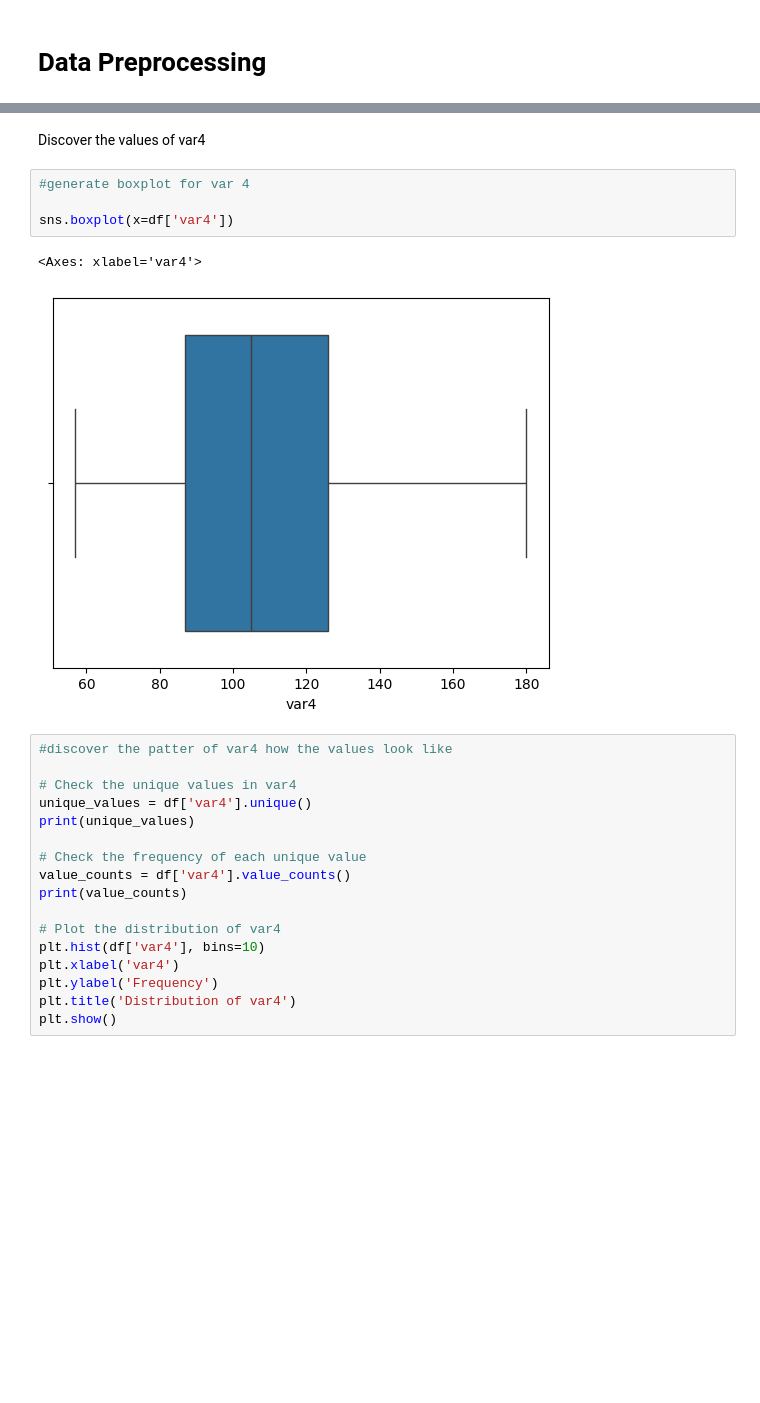
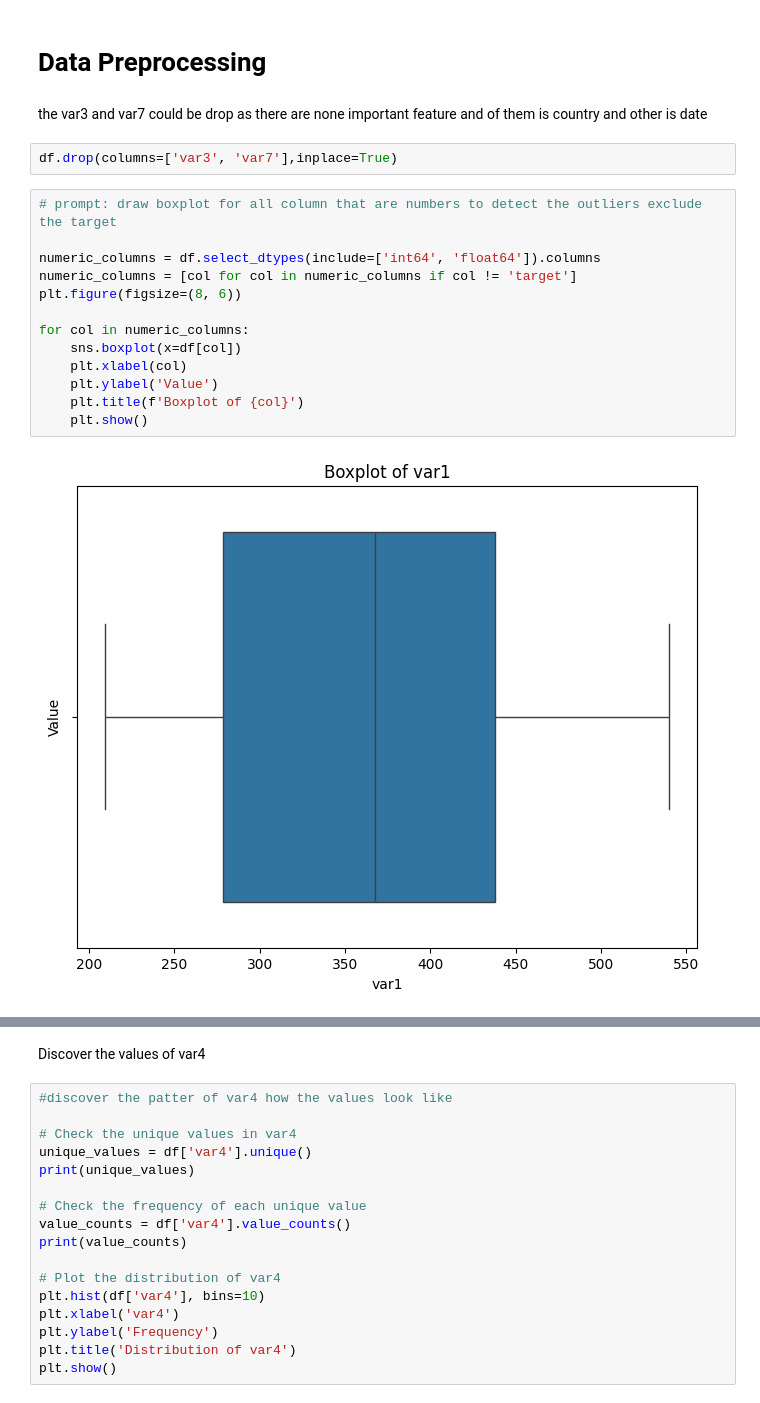
Before and after one commit to engmohamedsalah/AIMaster-MachineLearningDeepLearning, a Jupyter notebook: Machine_Learning_&_Deep_Learning_Assignment.ipynb, the cells around one changed output, grey strips where cells are left out. Saved outputs shown, nothing was run; the diff lists cells and outputs as text; blank space fills up the shorter version.

```diff
--- a/Machine_Learning_&_Deep_Learning_Assignment.ipynb
+++ b/Machine_Learning_&_Deep_Learning_Assignment.ipynb
@@ -78,2 +60,22 @@ for col in numeric_columns:
 # %% [markdown]
 # Data Preprocessing
+# %% [markdown]
+the var3 and var7 could be drop as there are none important feature and of them
+is country and other is date
+# %%
+df.drop(columns=['var3', 'var7'],inplace=True)
+# %%
+# prompt: draw boxplot for all column that are numbers to detect the outliers exclude the target
+
+numeric_columns = df.select_dtypes(include=['int64', 'float64']).columns
+numeric_columns = [col for col in numeric_columns if col != 'target']
+plt.figure(figsize=(8, 6))
+
+for col in numeric_columns:
+    sns.boxplot(x=df[col])
+    plt.xlabel(col)
+    plt.ylabel('Value')
+    plt.title(f'Boxplot of {col}')
+    plt.show()
+# %% [output]
+[figure, added]
@@ -80,12 +85,5 @@ for col in numeric_columns:
 # %% [markdown]
 Discover the values of var4
-# %%
-#generate boxplot for var 4
-
-sns.boxplot(x=df['var4'])
-# %% [output]
-<Axes: xlabel='var4'>
-[figure, removed]
 # %%
 #discover the patter of var4 how the values look like
 
```
Also changed, not shown: parts of 26 cells of this notebook.
